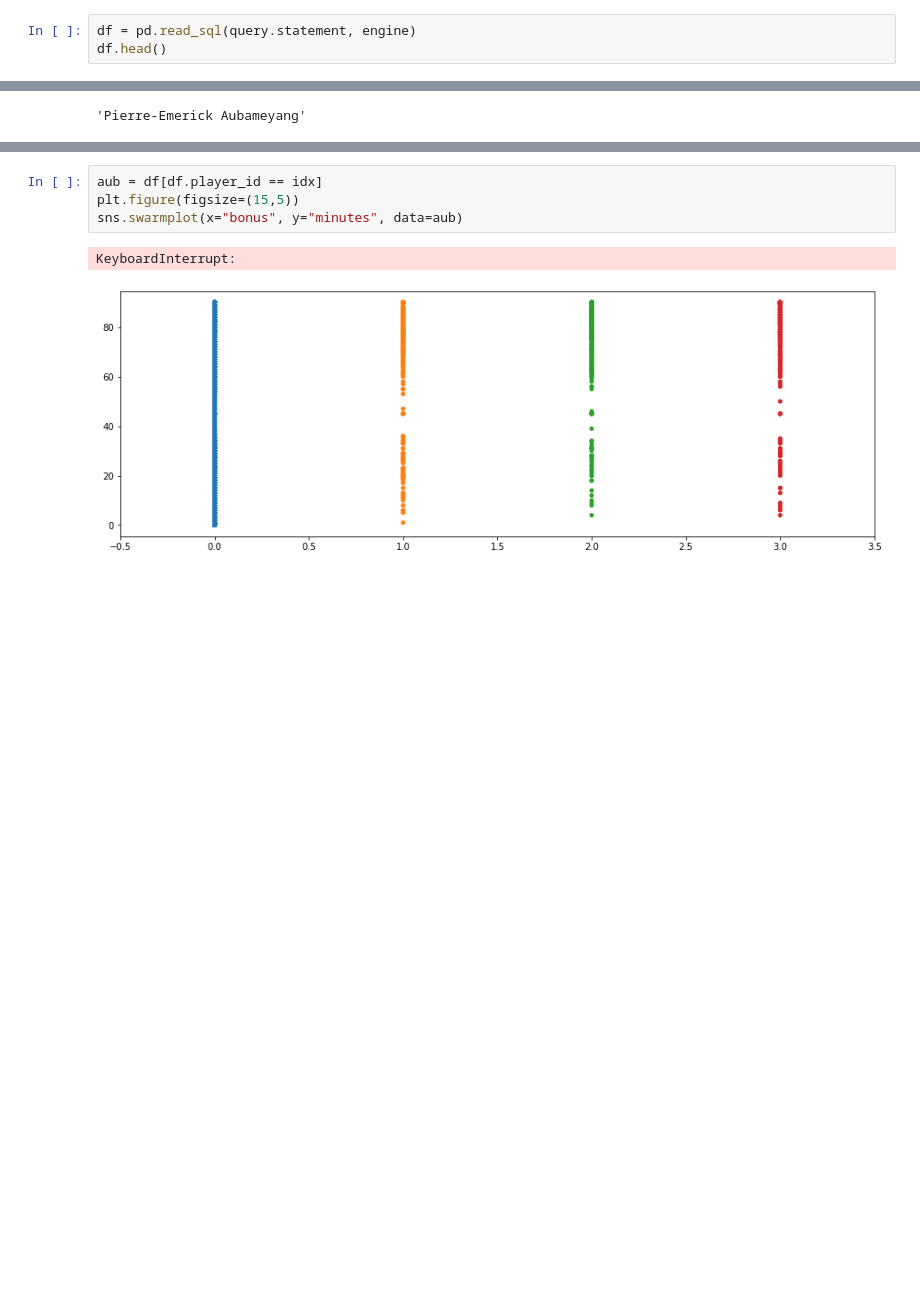
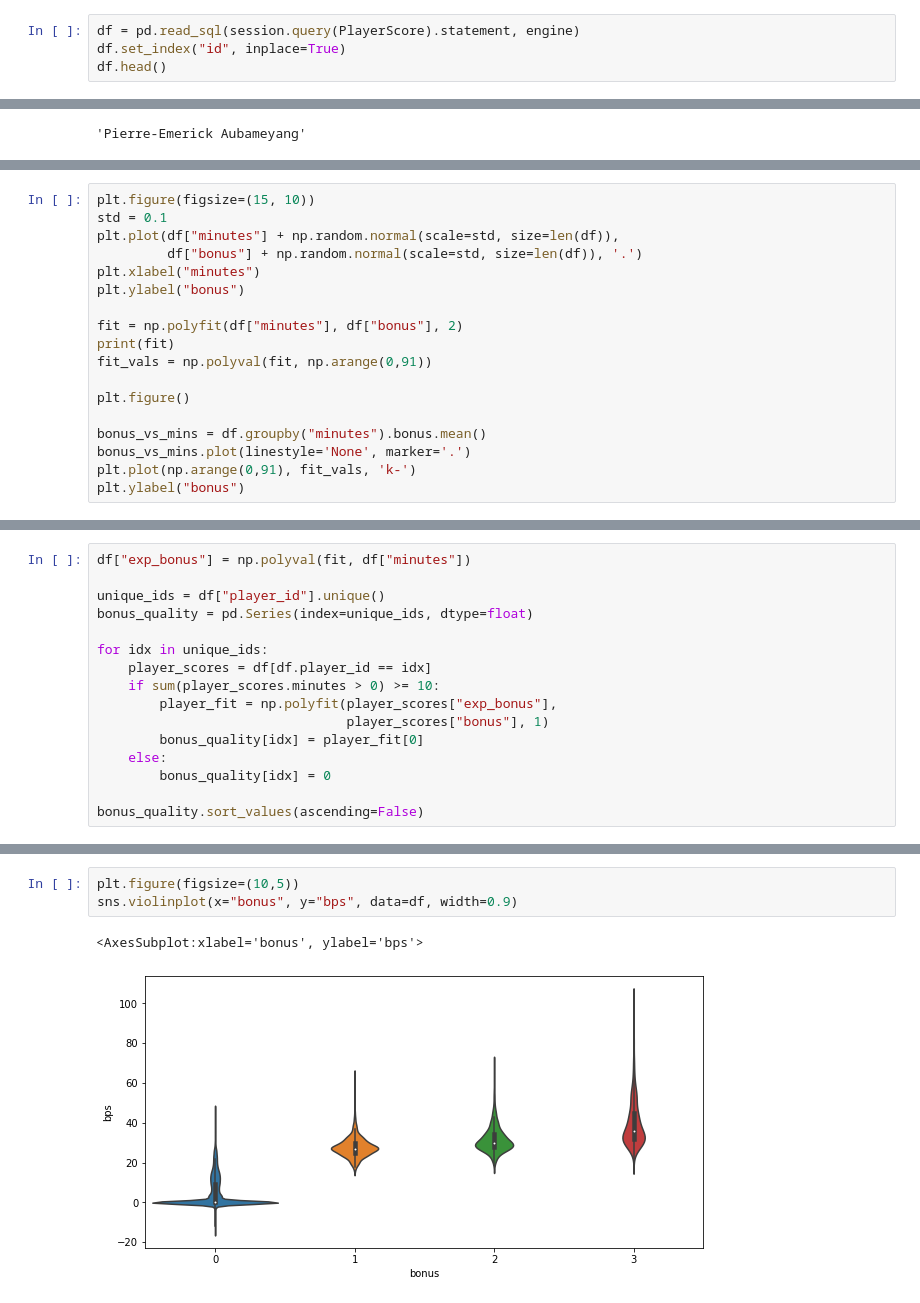
Before and after one commit to alan-turing-institute/AIrsenal, a Jupyter notebook: sandbox/bonus_points.ipynb, the cells around one changed output, grey strips where cells are left out. Cells and saved outputs as stored; diff of their text form; blank space fills up the shorter version.

```diff
--- a/sandbox/bonus_points.ipynb
+++ b/sandbox/bonus_points.ipynb
@@ -13,4 +11,5 @@ query = (
 # %%
-df = pd.read_sql(query.statement, engine)
+df = pd.read_sql(session.query(PlayerScore).statement, engine)
+df.set_index("id", inplace=True)
 df.head()
 # %% [output]
@@ -90,0 +126,18 @@ get_player(idx).name
+# %%
+plt.figure(figsize=(15, 10))
+std = 0.1
+plt.plot(df["minutes"] + np.random.normal(scale=std, size=len(df)),
+         df["bonus"] + np.random.normal(scale=std, size=len(df)), '.')
+plt.xlabel("minutes")
+plt.ylabel("bonus")
+
+fit = np.polyfit(df["minutes"], df["bonus"], 2)
+print(fit)
+fit_vals = np.polyval(fit, np.arange(0,91))
+
+plt.figure()
+
+bonus_vs_mins = df.groupby("minutes").bonus.mean()
+bonus_vs_mins.plot(linestyle='None', marker='.')
+plt.plot(np.arange(0,91), fit_vals, 'k-')
+plt.ylabel("bonus")
@@ -90,0 +151,16 @@ get_player(idx).name
+# %%
+df["exp_bonus"] = np.polyval(fit, df["minutes"])
+
+unique_ids = df["player_id"].unique()
+bonus_quality = pd.Series(index=unique_ids, dtype=float)
+
+for idx in unique_ids:
+    player_scores = df[df.player_id == idx]
+    if sum(player_scores.minutes > 0) >= 10:
+        player_fit = np.polyfit(player_scores["exp_bonus"],
+                                player_scores["bonus"], 1)
+        bonus_quality[idx] = player_fit[0]
+    else:
+        bonus_quality[idx] = 0
+
+bonus_quality.sort_values(ascending=False)
@@ -91,7 +197,6 @@ get_player(idx).name
 # %%
-aub = df[df.player_id == idx]
-plt.figure(figsize=(15,5))
-sns.swarmplot(x="bonus", y="minutes", data=aub)
+plt.figure(figsize=(10,5))
+sns.violinplot(x="bonus", y="bps", data=df, width=0.9)
 # %% [output]
-KeyboardInterrupt:
+<AxesSubplot:xlabel='bonus', ylabel='bps'>
-[figure, old version]
+[figure, new version]
```
Also changed, not shown: parts of 32 cells of this notebook.
